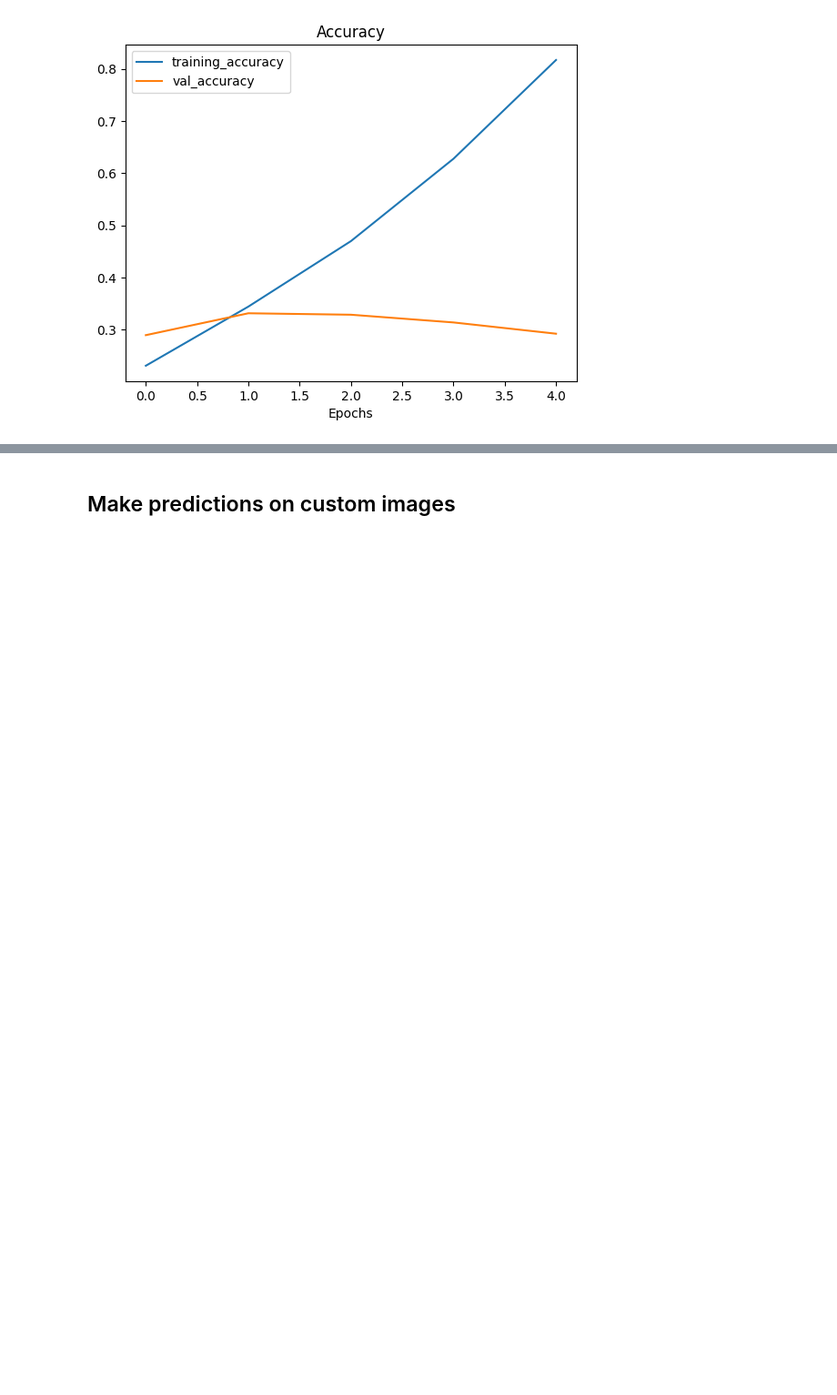
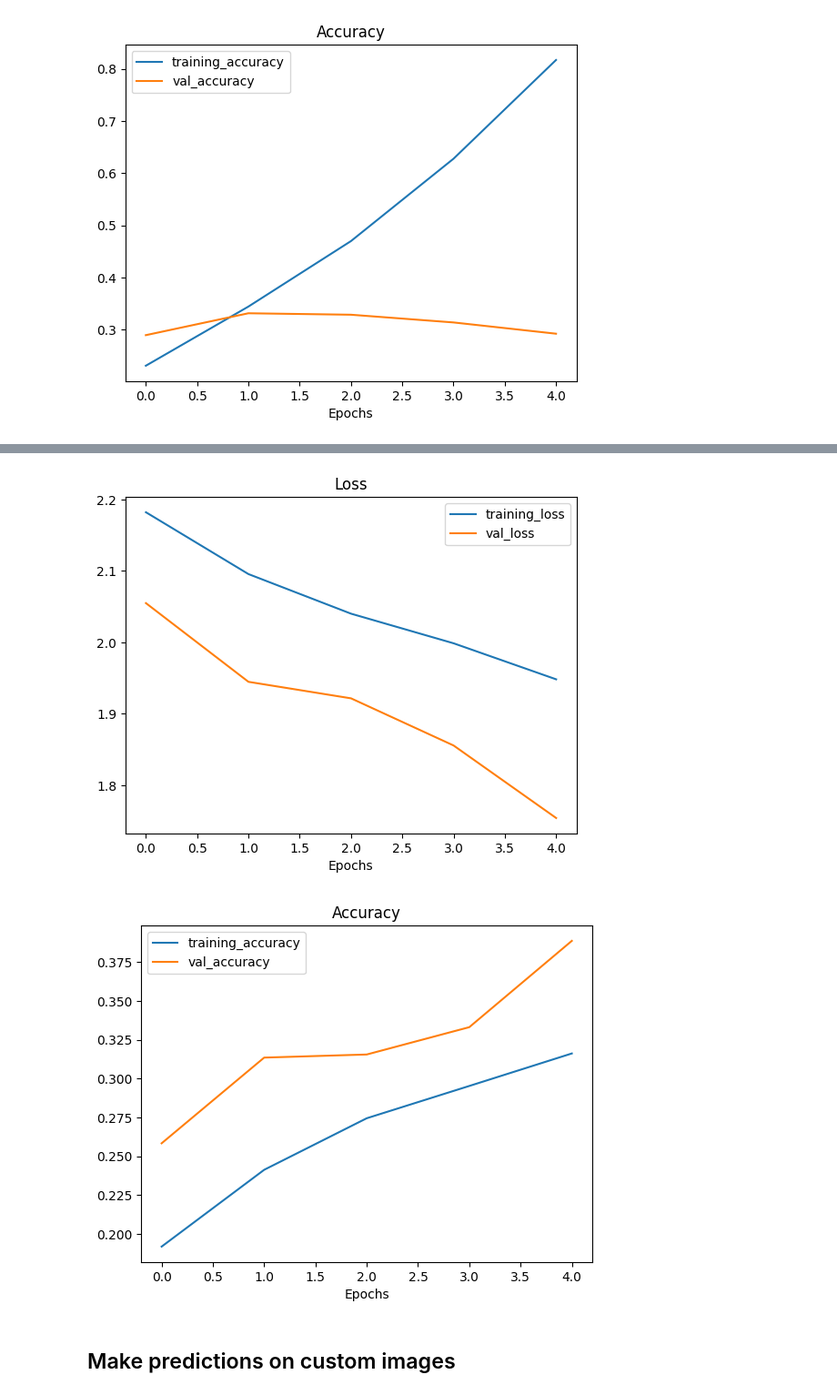
Before and after one commit to owen-wang-student/tensorflow-practice, a Jupyter notebook: food_cnn_classification.ipynb, the cells around one changed output, grey strips where cells are left out. Shown at 91% size. Saved outputs shown, nothing was run; the diff lists cells and outputs as text; code cells hidden in the pictures; blank space fills up the shorter version.

```diff
--- a/food_cnn_classification.ipynb
+++ b/food_cnn_classification.ipynb
@@ -219,0 +247,13 @@ plot_loss_curves(history) # very clear overfitting is seen
+# %%
+train_datagen_augmented = ImageDataGenerator(rescale=1/255.,
+                                             rotation_range=0.2,
+                                             shear_range=0.2,
+                                             width_shift_range=0.2,
+                                             height_shift_range=0.2,
+                                             zoom_range=0.2,
+                                             horizontal_flip=True)
+
+train_data_augmented = train_datagen_augmented.flow_from_directory(train_dir,
+                                                                  target_size=(224, 224),
+                                                                  batch_size=32,
+                                                                  class_mode="categorical")
@@ -219,0 +262,11 @@ plot_loss_curves(history) # very clear overfitting is seen
+# %%
+# Create another model fitted on augmented training data
+model_2 = tf.keras.models.clone_model(model)
+
+# Compile cloned model
+model_2.compile(loss="categorical_crossentropy",
+                optimizer=tf.keras.optimizers.Adam(),
+                metrics=["accuracy"])
+# %%
+# Fit the model
+history_2 = model_2.fit(train_data_augmented, epochs=5, validation_data=test_data)
@@ -220,2 +289,7 @@ plot_loss_curves(history) # very clear overfitting is seen
+# %%
+plot_loss_curves(history_2)
+# %% [output]
+[figure, added]
+[figure, added]
 # %% [markdown]
 ## Make predictions on custom images
```
Also changed, not shown: parts of 16 cells of this notebook.
